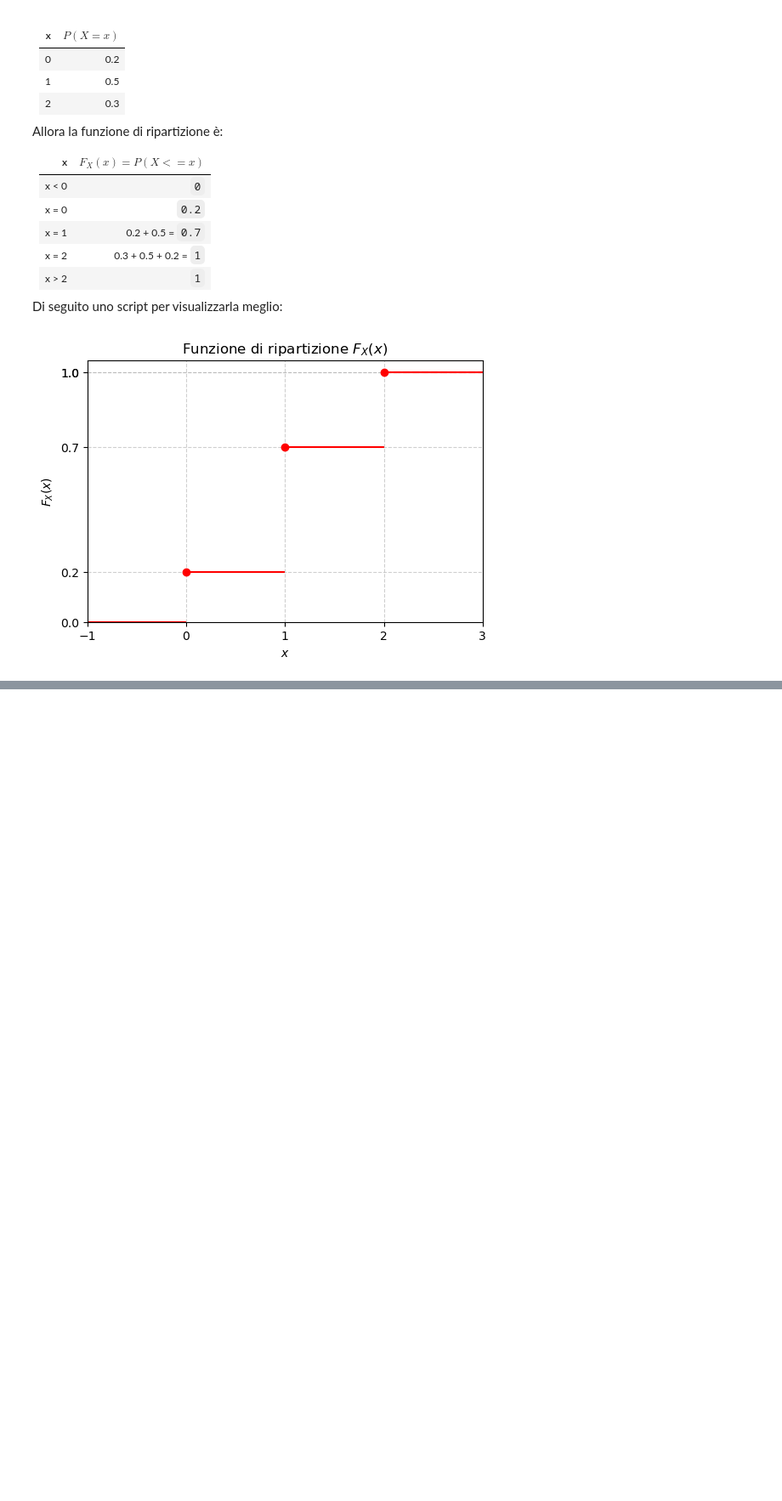
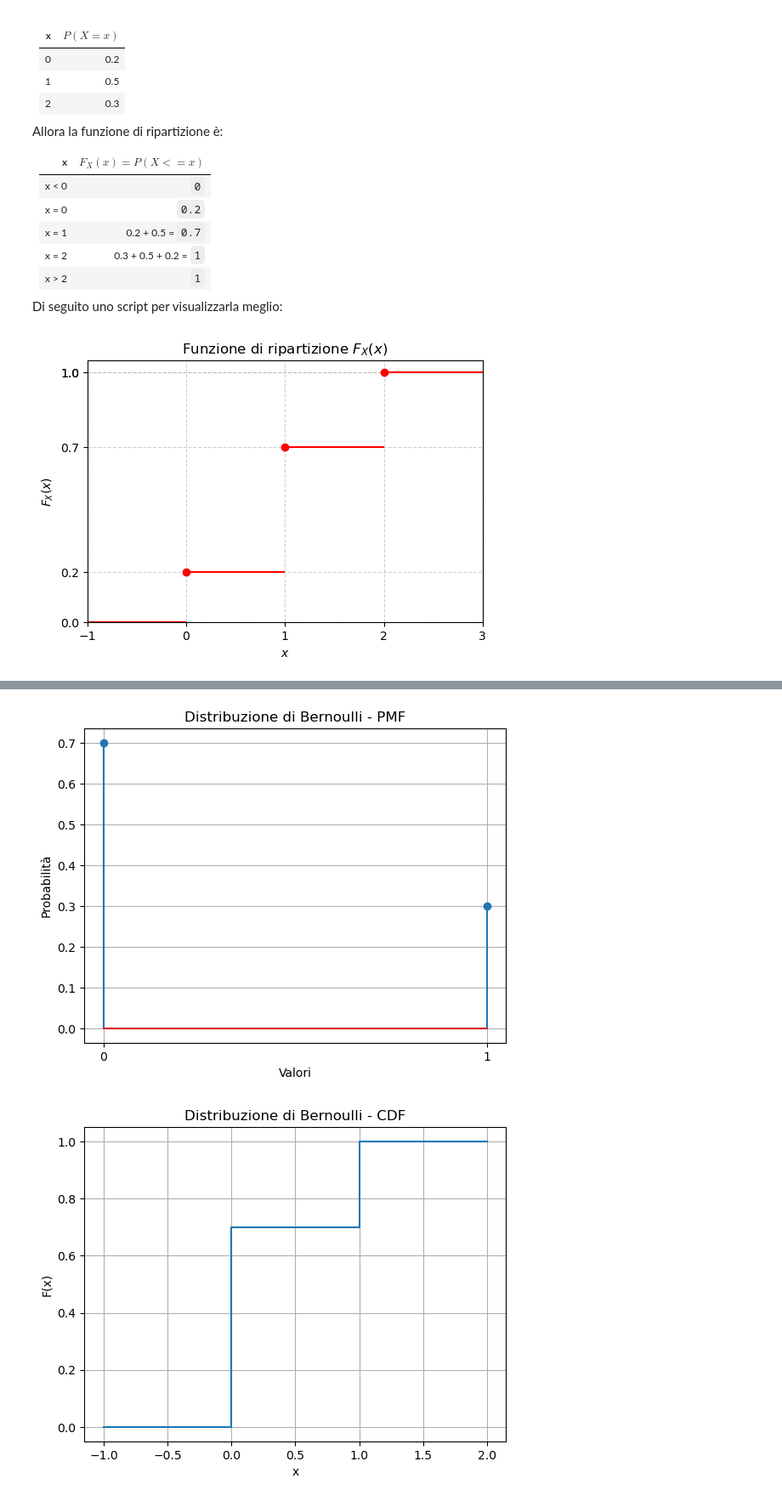
Before and after one commit to Gallja/SAD_Python, a Jupyter notebook: calcolo_delle_probabilita.ipynb, the cells around one changed output, grey strips where cells are left out. Shown at 85% size. Saved outputs shown, nothing was run; the diff lists cells and outputs as text; code cells hidden in the pictures; blank space fills up the shorter version.

Commit message:
continuo modelli di distribuzione discreti

```diff
--- a/calcolo_delle_probabilita.ipynb
+++ b/calcolo_delle_probabilita.ipynb
@@ -904,0 +1061,72 @@ Ricordando che la varianza misura quanto il valore della variabile `X` si discos
+# %%
+
+import numpy as np
+import matplotlib.pyplot as plt
+from scipy.stats import bernoulli, binom
+
+# -----------------------------
+# Parametri iniziali
+# -----------------------------
+p = 0.3  # Probabilità di successo per Bernoulli e Binomiale
+n = 10    # Numero di prove per la Binomiale
+
+# -----------------------------
+# Distribuzione di Bernoulli
+# -----------------------------
+x_bernoulli = [0, 1]
+pmf_bernoulli = bernoulli.pmf(x_bernoulli, p)
+
+plt.figure()
+plt.stem(x_bernoulli, pmf_bernoulli)
+plt.title('Distribuzione di Bernoulli - PMF')
+plt.xlabel('Valori')
+plt.ylabel('Probabilità')
+plt.xticks(x_bernoulli)
+plt.grid(True)
+
+x_vals = np.linspace(-1, 2, 100)
+cdf_bernoulli = bernoulli.cdf(x_vals, p)
+
+plt.figure()
+plt.plot(x_vals, cdf_bernoulli, drawstyle='steps-post')
+plt.title('Distribuzione di Bernoulli - CDF')
+plt.xlabel('x')
+plt.ylabel('F(x)')
+plt.grid(True)
+
+# -----------------------------
+# Distribuzione Binomiale
+# -----------------------------
+x_binom = np.arange(0, n + 1)
+pmf_binom = binom.pmf(x_binom, n, p)
+
+plt.figure()
+plt.bar(x_binom, pmf_binom)
+plt.title('Distribuzione Binomiale - PMF (n=10, p=0.3)')
+plt.xlabel('Numero di successi')
+plt.ylabel('Probabilità')
+plt.grid(True)
+
+cdf_binom = binom.cdf(x_binom, n, p)
+
+plt.figure()
+plt.step(x_binom, cdf_binom, where='post')
+plt.title('Distribuzione Binomiale - CDF (n=10, p=0.3)')
+plt.xlabel('Numero di successi')
+plt.ylabel('F(x)')
+plt.grid(True)
+
+# -----------------------------
+# Simulazioni Monte Carlo
+# -----------------------------
+simulazioni = binom.rvs(n, p, size=1000)
+
+plt.figure()
+plt.hist(simulazioni, bins=np.arange(-0.5, n + 1.5, 1), edgecolor='black', density=True)
+plt.title('Simulazione 1000 esperimenti - Binomiale')
+plt.xlabel('Numero di successi')
+plt.ylabel('Frequenza relativa')
+plt.grid(True)
+# %% [output]
+[figure, added]
+[figure, added]
```
Also changed, not shown: parts of 7 cells of this notebook.
